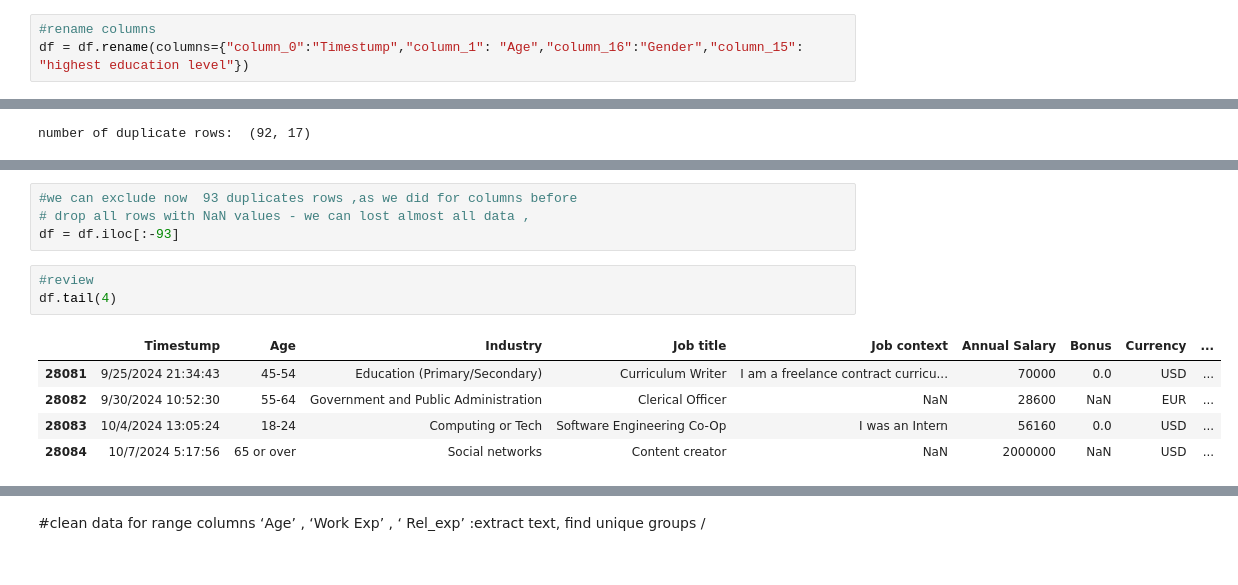
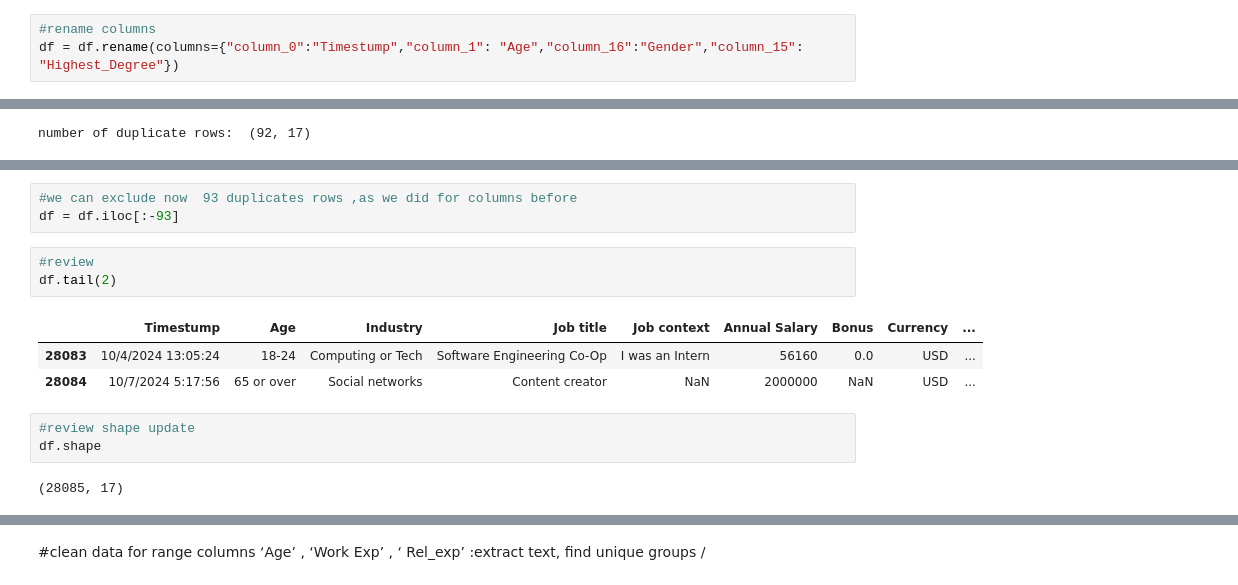
Before and after one commit to CCT-Dublin/ca-1-NataliProhorova, a Jupyter notebook: Salary_survey_2021.ipynb, the cells around one changed output, grey strips where cells are left out. Drawn from its saved outputs; the diff is of its cells as text.

```diff
--- a/Salary_survey_2021.ipynb
+++ b/Salary_survey_2021.ipynb
@@ -90,6 +43,6 @@ df.drop(columns=['column_17','column_18','column_19','column_20','column_21','co
 # %%
 #rename columns
-df = df.rename(columns={"column_0":"Timestump","column_1": "Age","column_16":"Gender","column_15": "highest education level"})
+df = df.rename(columns={"column_0":"Timestump","column_1": "Age","column_16":"Gender","column_15": "Highest_Degree"})
 # %%
 df = df.rename(columns={"column_2":"Industry","column_3": "Job title","column_4":"Job context","column_5":"Annual Salary","column_6":"Bonus","column_7":"Currency","column_8":"Currency other","column_9":"Income context"})
 # %%
@@ -124,16 +108,18 @@ print(duplicate_rows_df[duplicate_rows_df.isnull().any(axis=1)])
 # %%
 #we can exclude now  93 duplicates rows ,as we did for columns before
-# drop all rows with NaN values - we can lost almost all data ,
 df = df.iloc[:-93]
 # %%
 #review
-df.tail(4)
+df.tail(2)
 # %% [output]
 |  | Timestump | Age | Industry | Job title | Job context | Annual Salary | Bonus | Currency | ... |
-| 28081 | 9/25/2024 21:34:43 | 45-54 | Education (Primary/Secondary) | Curriculum Writer | I am a freelance contract curricu... | 70000 | 0.0 | USD | ... |
-| 28082 | 9/30/2024 10:52:30 | 55-64 | Government and Public Administration | Clerical Officer | NaN | 28600 | NaN | EUR | ... |
 | 28083 | 10/4/2024 13:05:24 | 18-24 | Computing or Tech | Software Engineering Co-Op | I was an Intern | 56160 | 0.0 | USD | ... |
 | 28084 | 10/7/2024 5:17:56 | 65 or over | Social networks | Content creator | NaN | 2000000 | NaN | USD | ... |
+# %%
+#review shape update
+df.shape
+# %% [output]
+(28085, 17)
 # %%
 # identifying columns with missing data and deciding how to handle  missing values
 print(df.isnull().sum())
```
Also changed, not shown: parts of 113 cells of this notebook.
